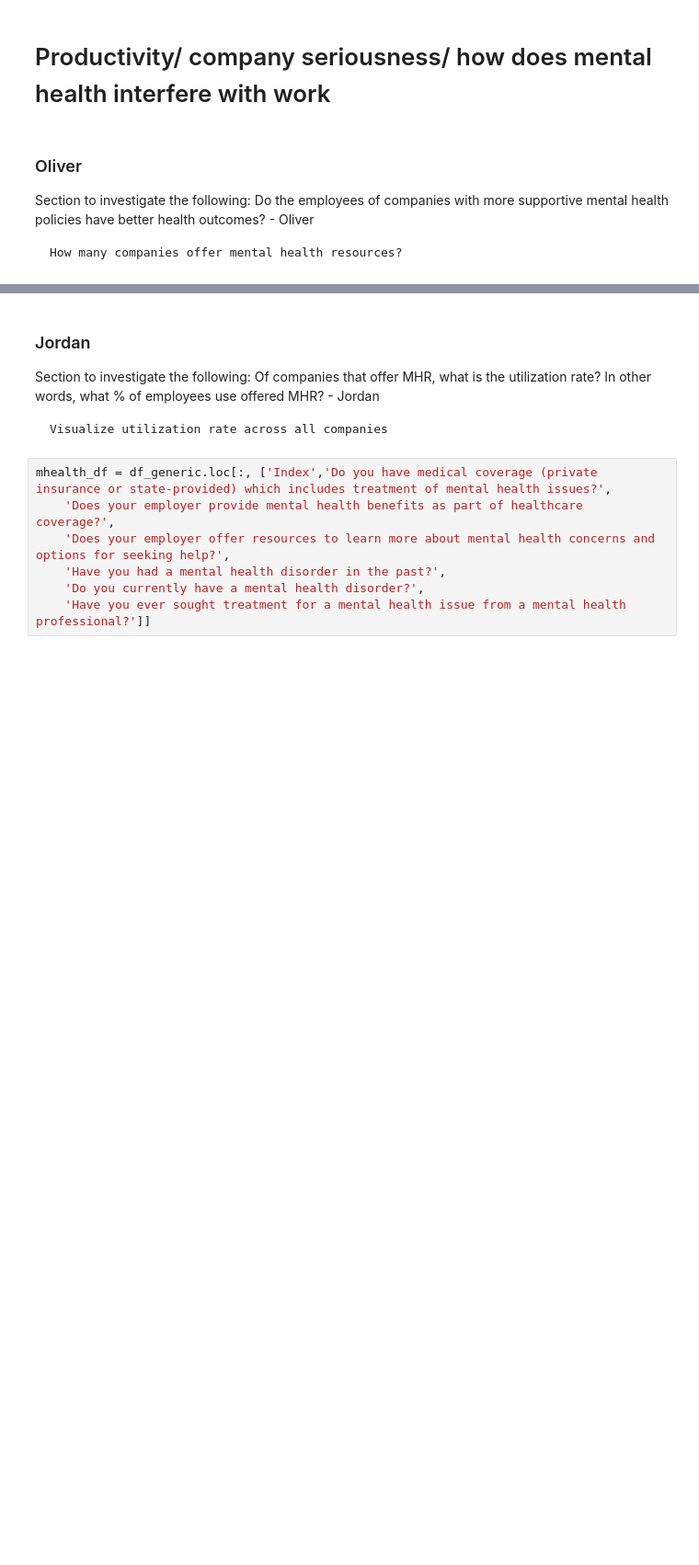
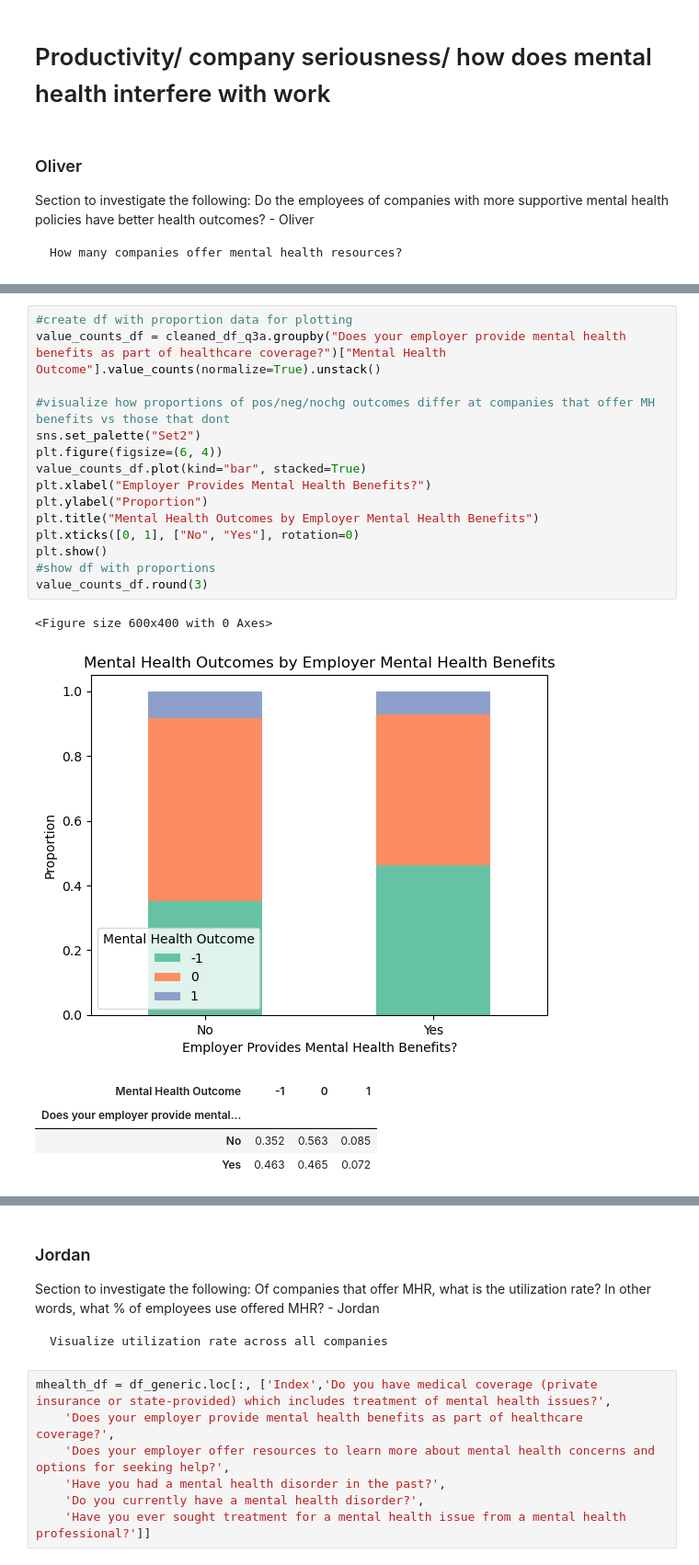
Before and after one commit to June-buggy/Project_01, a Jupyter notebook: Project_01.ipynb, the cells around one changed output, grey strips where cells are left out. Shown at 92% size. Drawn from its saved outputs; the diff is of its cells as text; blank space fills up the shorter version.

```diff
--- a/Project_01.ipynb
+++ b/Project_01.ipynb
@@ -1162,0 +1256,22 @@ Do the employees of companies with more supportive mental health policies have b
+# %%
+#create df with proportion data for plotting
+value_counts_df = cleaned_df_q3a.groupby("Does your employer provide mental health benefits as part of healthcare coverage?")["Mental Health Outcome"].value_counts(normalize=True).unstack()
+
+#visualize how proportions of pos/neg/nochg outcomes differ at companies that offer MH benefits vs those that dont
+sns.set_palette("Set2")
+plt.figure(figsize=(6, 4))
+value_counts_df.plot(kind="bar", stacked=True)
+plt.xlabel("Employer Provides Mental Health Benefits?")
+plt.ylabel("Proportion")
+plt.title("Mental Health Outcomes by Employer Mental Health Benefits")
+plt.xticks([0, 1], ["No", "Yes"], rotation=0)
+plt.show()
+#show df with proportions
+value_counts_df.round(3)
+# %% [output]
+<Figure size 600x400 with 0 Axes>
+[figure, added]
+| Mental Health Outcome | -1 | 0 | 1 |
+| Does your employer provide mental... |  |  |  |
+| No | 0.352 | 0.563 | 0.085 |
+| Yes | 0.463 | 0.465 | 0.072 |
```
Also changed, not shown: parts of 13 cells of this notebook.
